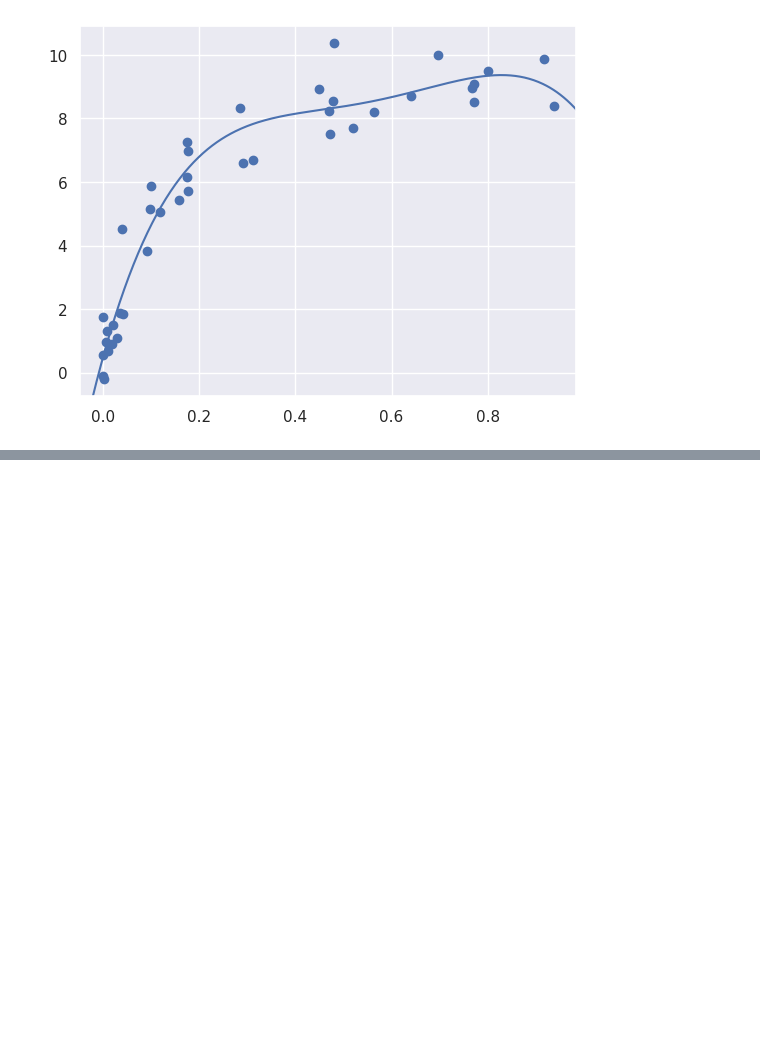
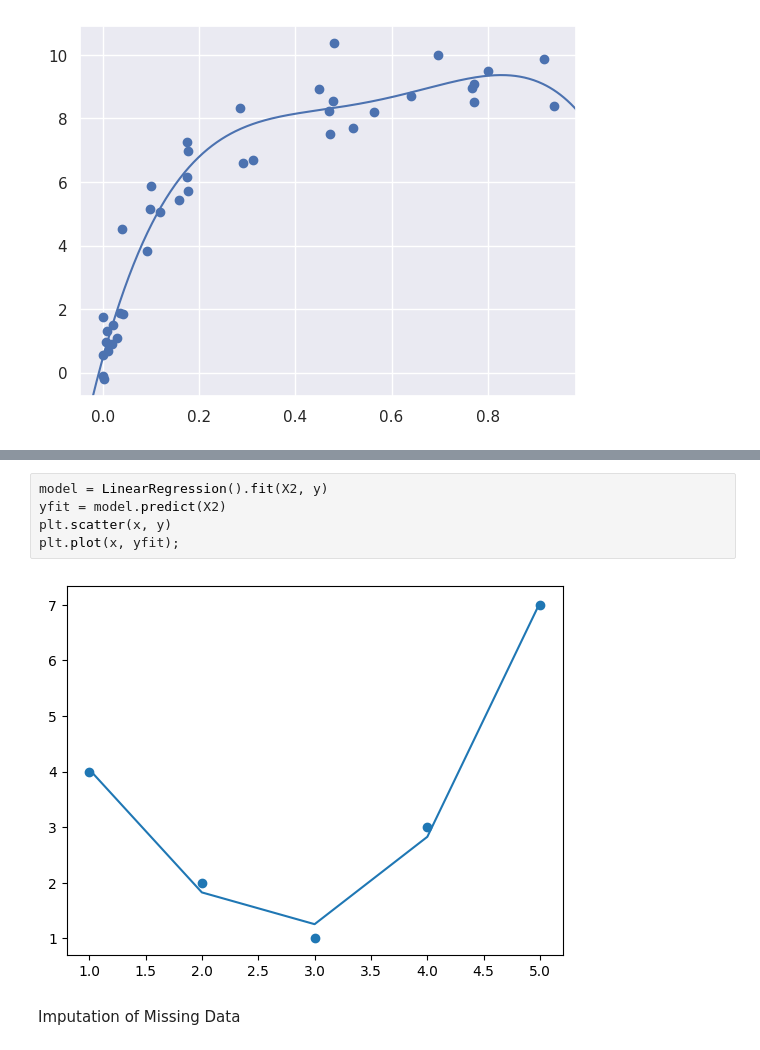
Before and after one commit to DavidZD5/Mineria-de-datos, a Jupyter notebook: MineriaDatos.ipynb, the cells around one changed output, grey strips where cells are left out. Saved outputs shown, nothing was run; the diff lists cells and outputs as text; blank space fills up the shorter version.

```diff
--- a/MineriaDatos.ipynb
+++ b/MineriaDatos.ipynb
@@ -2213,0 +2310,9 @@ plt.axis(lim);
+# %%
+model = LinearRegression().fit(X2, y)
+yfit = model.predict(X2)
+plt.scatter(x, y)
+plt.plot(x, yfit);
+# %% [output]
+[figure, added]
+# %% [markdown]
+Imputation of Missing Data
```
Also changed, not shown: parts of 21 cells of this notebook.
